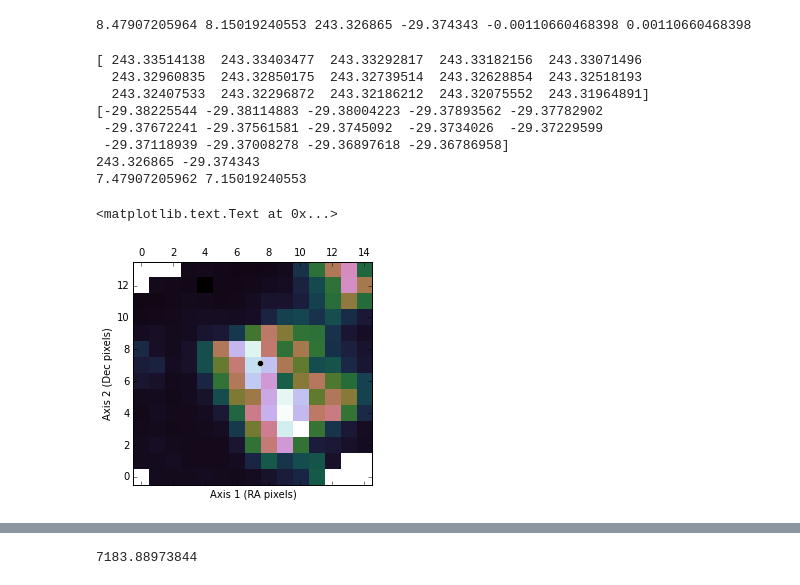
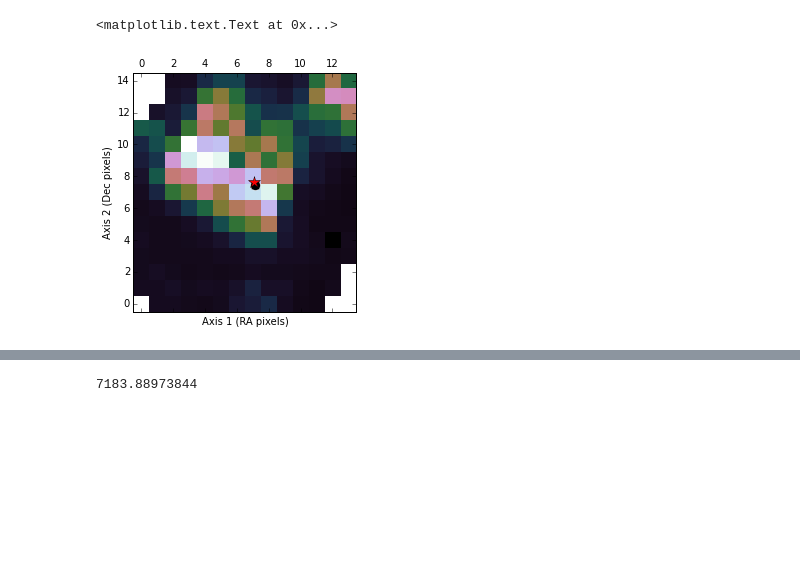
Before and after one commit to stephtdouglas/k2phot, a Jupyter notebook: test_io.ipynb, the cells around one changed output, grey strips where cells are left out. Saved outputs shown, nothing was run; the diff lists cells and outputs as text; code cells hidden in the pictures; blank space fills up the shorter version.

```diff
--- a/test_io.ipynb
+++ b/test_io.ipynb
@@ -37,3 +41,3 @@ No.    Name         Type      Cards   Dimensions   Format
 # %%
-m = plt.matshow(maskmap.T, alpha=1, cmap="cubehelix", origin=(0,0))
+m = plt.matshow(maskmap, alpha=1, cmap="cubehelix", origin="lower")
 # %% [output]
@@ -70,20 +53,0 @@ def pix_coords():
-# %%
-apRA, apDec = pix_coords()
-# %% [output]
-8.47907205964 8.15019240553 243.326865 -29.374343 -0.00110660468398 0.00110660468398
-# %%
-print apRA
-print apDec
-print ra, dec
-pix_RA = np.interp(ra,apRA[::-1],np.arange(len(apRA))[::-1])
-pix_Dec = np.interp(dec,apDec,np.arange(len(apDec)))
-print pix_RA, pix_Dec
-# %% [output]
-[ 243.33514138  243.33403477  243.33292817  243.33182156  243.33071496
-  243.32960835  243.32850175  243.32739514  243.32628854  243.32518193
-  243.32407533  243.32296872  243.32186212  243.32075552  243.31964891]
-[-29.38225544 -29.38114883 -29.38004223 -29.37893562 -29.37782902
- -29.37672241 -29.37561581 -29.3745092  -29.3734026  -29.37229599
- -29.37118939 -29.37008278 -29.36897618 -29.36786958]
-243.326865 -29.374343
-7.47907205962 7.15019240553
@@ -90,10 +94,12 @@ print pix_RA, pix_Dec
 # %%
-m = plt.matshow(pixels[100].T, alpha=1, cmap="cubehelix", origin=(0,0),norm=colors.LogNorm())
-plt.plot(pix_RA, pix_Dec, "ko", mec="w")
-plt.xlim(-0.5,maskmap.shape[0]-0.5)
-plt.ylim(-0.5,maskmap.shape[1]-0.5)
+# Plot it!
+m = plt.matshow(pixels[100], alpha=1, cmap="cubehelix", origin="lower", norm=colors.LogNorm())
+plt.plot(init[0], init[1], "ko", mec="w", ms=10)
+plt.plot(coords[0],coords[1], "r*", ms=12)
+plt.xlim(-0.5,maskmap.shape[1]-0.5)
+plt.ylim(-0.5,maskmap.shape[0]-0.5)
 plt.ylabel("Axis 2 (Dec pixels)")
 plt.xlabel("Axis 1 (RA pixels)")
 # %% [output]
 <matplotlib.text.Text at 0x...>
-[figure, old version]
+[figure, new version]
```
Also changed, not shown: parts of 27 cells of this notebook.
